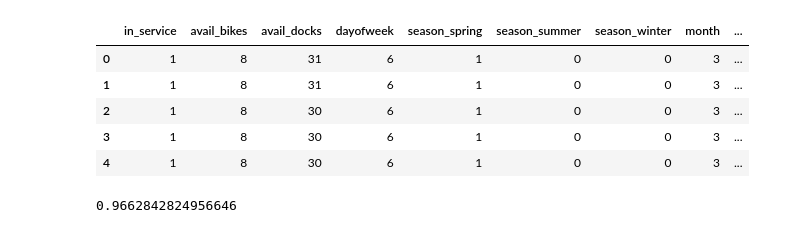
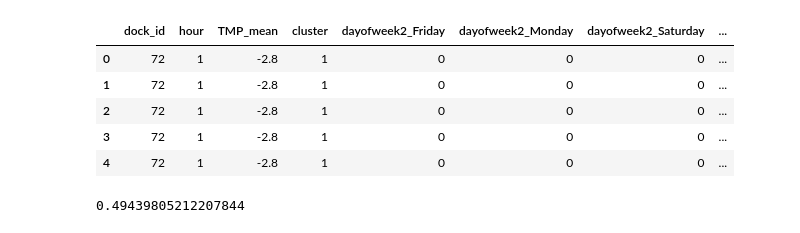
Before and after one commit to evan-kiolbassa/citibike, a Jupyter notebook: Models/logistic_regression_bk.ipynb, the cells around one changed output. Cells and saved outputs as stored; diff of their text form; code cells hidden in the pictures.

```diff
--- a/Models/logistic_regression_bk.ipynb
+++ b/Models/logistic_regression_bk.ipynb
@@ -4,10 +28,11 @@ stations_cleaned = pd.read_csv('/Users/bkuo/Local Documents/Bootcamp 2020/Projec
 # %%
+# dock station data adjustment
 dock = stations_cleaned.copy()
-dock.hour = dock.hour.astype(str).apply(lambda x: x.zfill(2))
-dock.loc[dock['hour'] == '24', 'hour'] = '00'
-dock.minute = dock.minute.astype(str).apply(lambda x: x.zfill(2))
-dock['time'] = dock.hour + ':' + dock.minute + ':' +  '00'
-dock['datetime'] = pd.to_datetime(dock['date'] + ' ' + dock['time'])
-dock = dock.drop(['date', 'hour', 'minute', 'time'], axis = 1)
+# dock.hour = dock.hour.astype(str).apply(lambda x: x.zfill(2))
+# dock.loc[dock['hour'] == '24', 'hour'] = '00'
+# dock.minute = dock.minute.astype(str).apply(lambda x: x.zfill(2))
+# dock['time'] = dock.hour + ':' + dock.minute + ':' +  '00'
+# dock['datetime'] = pd.to_datetime(dock['date'] + ' ' + dock['time'])
+# dock = dock.drop(['date', 'hour', 'minute', 'time'], axis = 1)
 dock.head()
 # %% [output]
@@ -19,0 +45,2 @@ dock.head()
+# %%
+weather['DATE'] = pd.to_datetime(weather['DATE'])
@@ -19,0 +59,7 @@ dock.head()
+# %%
+# weather data
+weather_subset = weather[['TMP', 'date', 'hour']]
+weather_subset = weather_subset.groupby(['date', 'hour']).mean()
+weather_subset.rename(columns = {'TMP':'TMP_mean'}, inplace = True)
+weather_subset = weather_subset.reset_index()
+weather_subset
@@ -30,3 +98,16 @@ logit_input = logit_input.drop('datetime', axis = 1)
+# %%
+logit_input = dock[['date','dock_id', 'hour', 'dayofweek2','dock_status']]
+logit_input = pd.merge(logit_input, weather_subset,
+                        left_on = ['date', 'hour'],
+                        right_on = ['date', 'hour'],
+                        how = 'inner')
+logit_input = pd.merge(logit_input, cluster,
+                        left_on = ['dock_id'],
+                        right_on = ['start station id'],
+                        how = 'inner')
+features = logit_input[['dock_id', 'hour', 'dayofweek2', 'TMP_mean', 'cluster']]
+features = pd.get_dummies(features, columns = ['dayofweek2'])
+target = logit_input['dock_status']
 # %%
 # model fitting
 from sklearn.linear_model import LogisticRegression
@@ -37,18 +118,18 @@ logit = LogisticRegression(multi_class='ovr', solver='liblinear')
 params = {'C':np.logspace(-4,4, 20)}
 gs_logit = GridSearchCV(logit, params, cv=3, iid=True)
 # %%
-logit_input.head()
+features.head()
 # %% [output]
-|  | in_service | avail_bikes | avail_docks | dayofweek | season_spring | season_summer | season_winter | month | ... |
-| 0 | 1 | 8 | 31 | 6 | 1 | 0 | 0 | 3 | ... |
-| 1 | 1 | 8 | 31 | 6 | 1 | 0 | 0 | 3 | ... |
-| 2 | 1 | 8 | 30 | 6 | 1 | 0 | 0 | 3 | ... |
-| 3 | 1 | 8 | 30 | 6 | 1 | 0 | 0 | 3 | ... |
-| 4 | 1 | 8 | 30 | 6 | 1 | 0 | 0 | 3 | ... |
+|  | dock_id | hour | TMP_mean | cluster | dayofweek2_Friday | dayofweek2_Monday | dayofweek2_Saturday | ... |
+| 0 | 72 | 1 | -2.8 | 1 | 0 | 0 | 0 | ... |
+| 1 | 72 | 1 | -2.8 | 1 | 0 | 0 | 0 | ... |
+| 2 | 72 | 1 | -2.8 | 1 | 0 | 0 | 0 | ... |
+| 3 | 72 | 1 | -2.8 | 1 | 0 | 0 | 0 | ... |
+| 4 | 72 | 1 | -2.8 | 1 | 0 | 0 | 0 | ... |
 # %%
-# logistic = LogisticRegression(C=1e4, solver='liblinear', multi_class='auto')
-# logistic.fit(logit_input, target)
-# logistic.score(logit_input, target)
+logistic = LogisticRegression(C=1e4, solver='liblinear', multi_class='auto')
+logistic.fit(features, target)
+logistic.score(features, target)
 # %% [output]
-0.9662842824956646
+0.49439805212207844
 # %%
```
Also changed, not shown: parts of 17 cells of this notebook, 4 other files.
